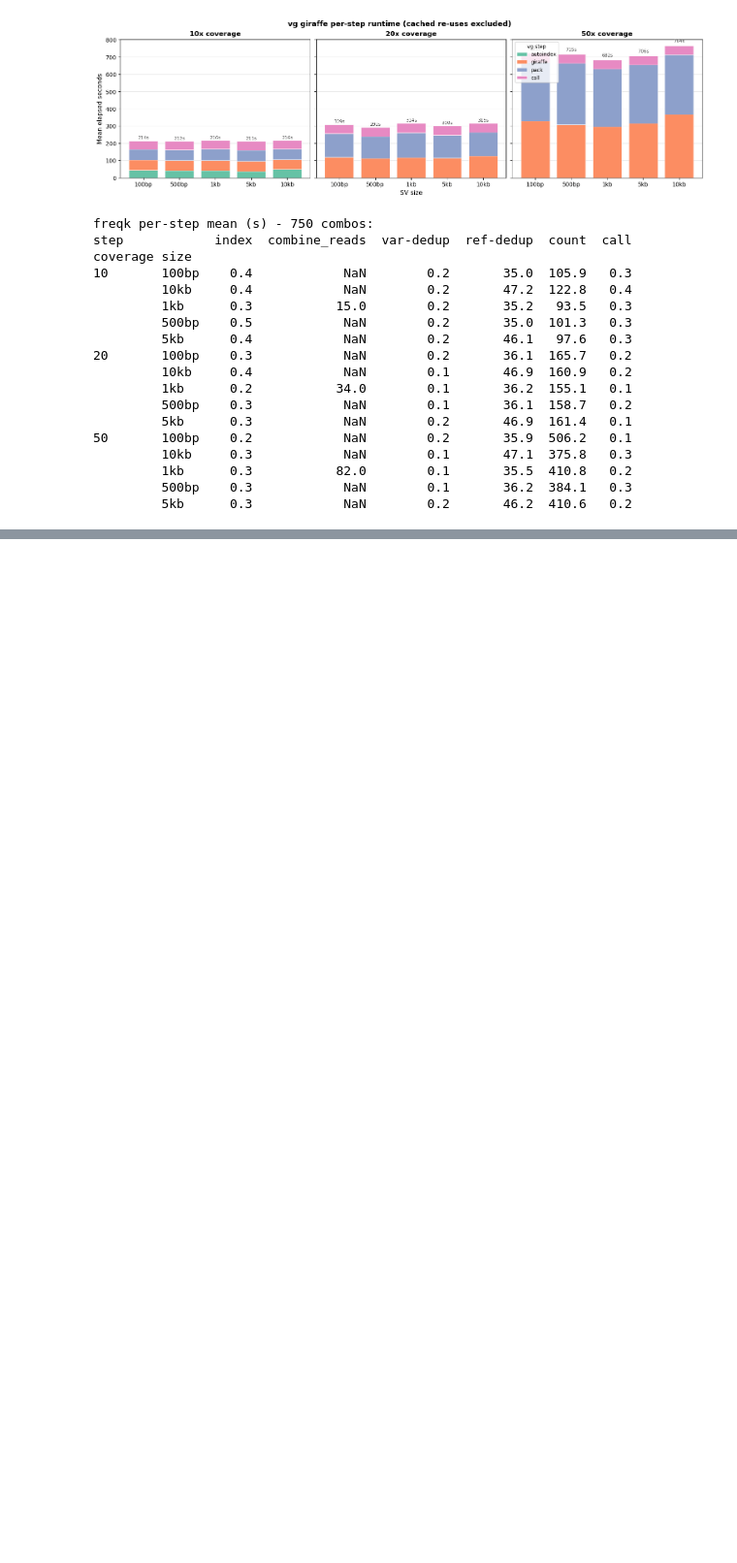
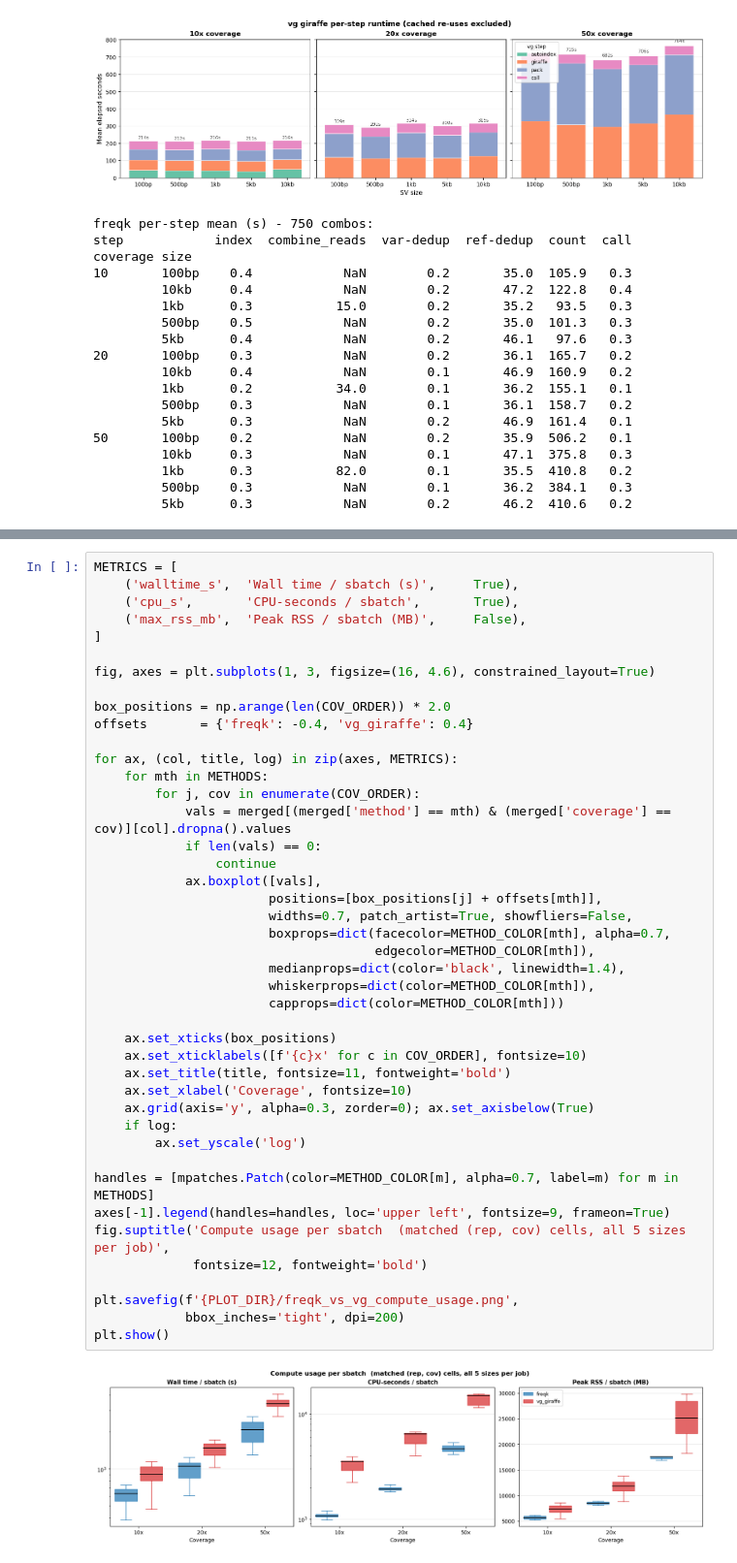
Before and after one commit to Tatianabellagio/visor_freqk, a Jupyter notebook: summaries/freqk_vs_vg_giraffe.ipynb, the cells around one changed output, grey strips where cells are left out. Shown at 97% size. Cells and saved outputs as stored; diff of their text form; blank space fills up the shorter version.

```diff
--- a/summaries/freqk_vs_vg_giraffe.ipynb
+++ b/summaries/freqk_vs_vg_giraffe.ipynb
@@ -725,0 +880,45 @@ coverage size
+# %%
+METRICS = [
+    ('walltime_s',  'Wall time / sbatch (s)',     True),
+    ('cpu_s',       'CPU-seconds / sbatch',       True),
+    ('max_rss_mb',  'Peak RSS / sbatch (MB)',     False),
+]
+
+fig, axes = plt.subplots(1, 3, figsize=(16, 4.6), constrained_layout=True)
+
+box_positions = np.arange(len(COV_ORDER)) * 2.0
+offsets       = {'freqk': -0.4, 'vg_giraffe': 0.4}
+
+for ax, (col, title, log) in zip(axes, METRICS):
+    for mth in METHODS:
+        for j, cov in enumerate(COV_ORDER):
+            vals = merged[(merged['method'] == mth) & (merged['coverage'] == cov)][col].dropna().values
+            if len(vals) == 0:
+                continue
+            ax.boxplot([vals],
+                       positions=[box_positions[j] + offsets[mth]],
+                       widths=0.7, patch_artist=True, showfliers=False,
+                       boxprops=dict(facecolor=METHOD_COLOR[mth], alpha=0.7,
+                                     edgecolor=METHOD_COLOR[mth]),
+                       medianprops=dict(color='black', linewidth=1.4),
+                       whiskerprops=dict(color=METHOD_COLOR[mth]),
+                       capprops=dict(color=METHOD_COLOR[mth]))
+
+    ax.set_xticks(box_positions)
+    ax.set_xticklabels([f'{c}x' for c in COV_ORDER], fontsize=10)
+    ax.set_title(title, fontsize=11, fontweight='bold')
+    ax.set_xlabel('Coverage', fontsize=10)
+    ax.grid(axis='y', alpha=0.3, zorder=0); ax.set_axisbelow(True)
+    if log:
+        ax.set_yscale('log')
+
+handles = [mpatches.Patch(color=METHOD_COLOR[m], alpha=0.7, label=m) for m in METHODS]
+axes[-1].legend(handles=handles, loc='upper left', fontsize=9, frameon=True)
+fig.suptitle('Compute usage per sbatch  (matched (rep, cov) cells, all 5 sizes per job)',
+             fontsize=12, fontweight='bold')
+
+plt.savefig(f'{PLOT_DIR}/freqk_vs_vg_compute_usage.png',
+            bbox_inches='tight', dpi=200)
+plt.show()
+# %% [output]
+[figure, added]
```
Also changed, not shown: parts of 5 cells of this notebook, 1 other file.
